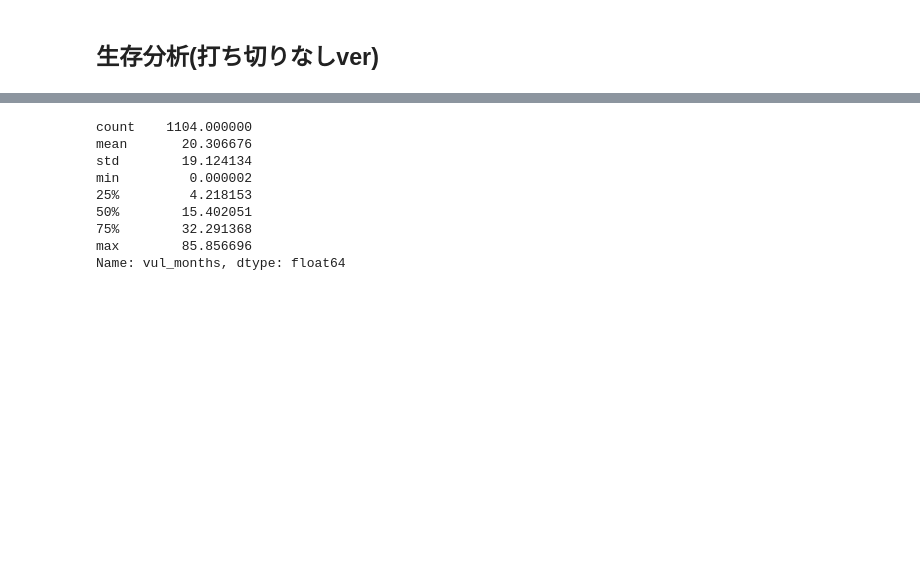
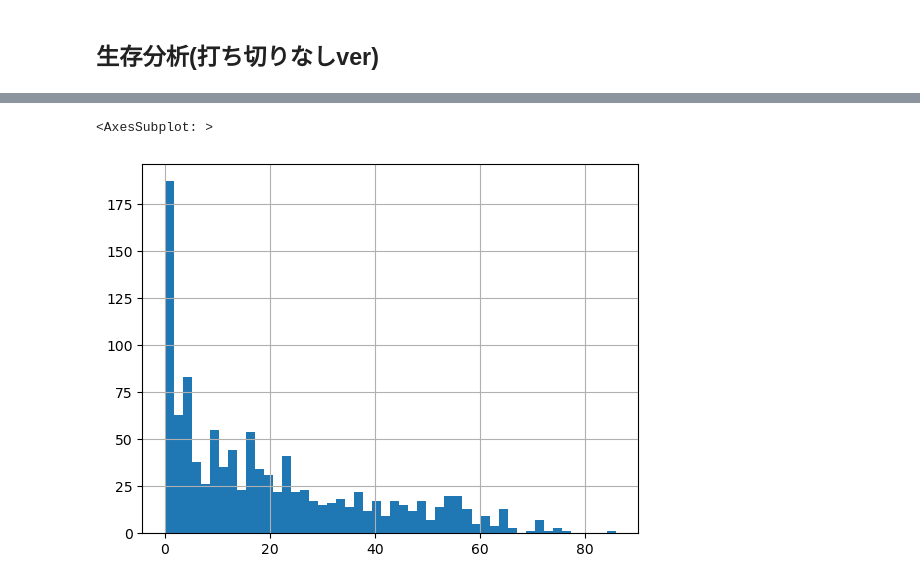
Before and after one commit to yamoyamoto/lib_network_research, a Jupyter notebook: analyzer/exprore_vul_analyze_data.ipynb, the cells around one changed output, grey strips where cells are left out. Saved outputs shown, nothing was run; the diff lists cells and outputs as text; code cells hidden in the pictures; blank space fills up the shorter version.

```diff
--- a/analyzer/exprore_vul_analyze_data.ipynb
+++ b/analyzer/exprore_vul_analyze_data.ipynb
@@ -137,12 +129,5 @@ Name: vul_months, dtype: float64
 # %%
-vul_data_restrictive[vul_data_restrictive["vul_end_timestamp"] < 1674091000]["vul_months"].describe()
+vul_data_restrictive[vul_data_restrictive["vul_end_timestamp"] < 1674091000]["vul_months"].hist(bins=50)
 # %% [output]
-count    1104.000000
-mean       20.306676
-std        19.124134
-min         0.000002
-25%         4.218153
-50%        15.402051
-75%        32.291368
-max        85.856696
-Name: vul_months, dtype: float64
+<AxesSubplot: >
+[figure, added]
```
Also changed, not shown: parts of 10 cells of this notebook.
